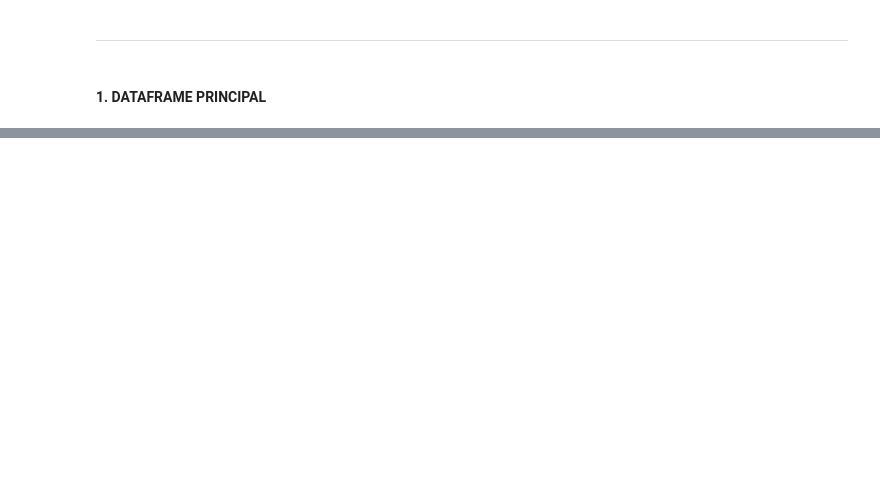
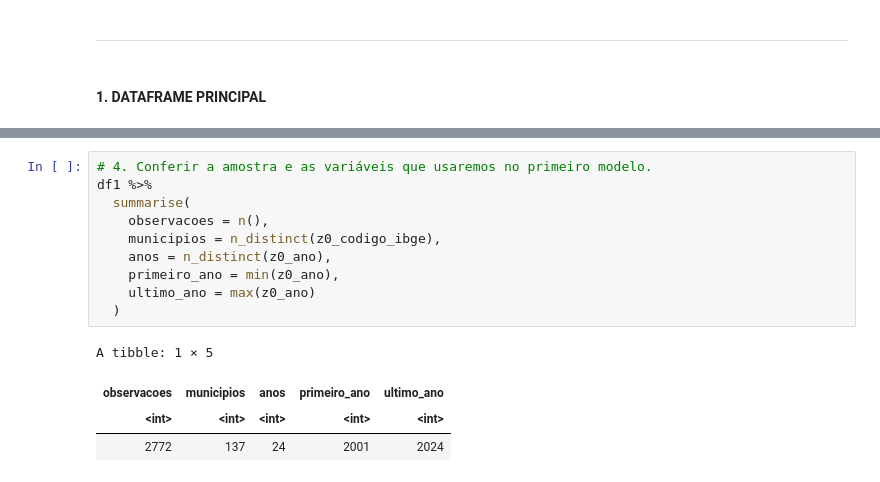
Before and after one commit to fernandovieira1/tese_eco_usp, a Jupyter notebook: 2_INTI/chapters/chap1/stats/2. MODELOS/grupos_h1/2_base_completa_h1_precaria/MODELOS_H1_PREC/modelos_fixos_h1_prec.ipynb, the cells around one changed output, grey strips where cells are left out. Drawn from its saved outputs; the diff is of its cells as text; blank space fills up the shorter version.

```diff
--- a/2_INTI/chapters/chap1/stats/2. MODELOS/grupos_h1/2_base_completa_h1_precaria/MODELOS_H1_PREC/modelos_fixos_h1_prec.ipynb
+++ b/2_INTI/chapters/chap1/stats/2. MODELOS/grupos_h1/2_base_completa_h1_precaria/MODELOS_H1_PREC/modelos_fixos_h1_prec.ipynb
@@ -60,0 +343,15 @@ A data.frame: 3 × 80
+# %%
+# 4. Conferir a amostra e as variáveis que usaremos no primeiro modelo.
+df1 %>%
+  summarise(
+    observacoes = n(),
+    municipios = n_distinct(z0_codigo_ibge),
+    anos = n_distinct(z0_ano),
+    primeiro_ano = min(z0_ano),
+    ultimo_ano = max(z0_ano)
+  )
+# %% [output]
+A tibble: 1 × 5
+| observacoes | municipios | anos | primeiro_ano | ultimo_ano |
+| <int> | <int> | <int> | <int> | <int> |
+| 2772 | 137 | 24 | 2001 | 2024 |
```
Also changed, not shown: parts of 34 cells of this notebook, 1 other file.
